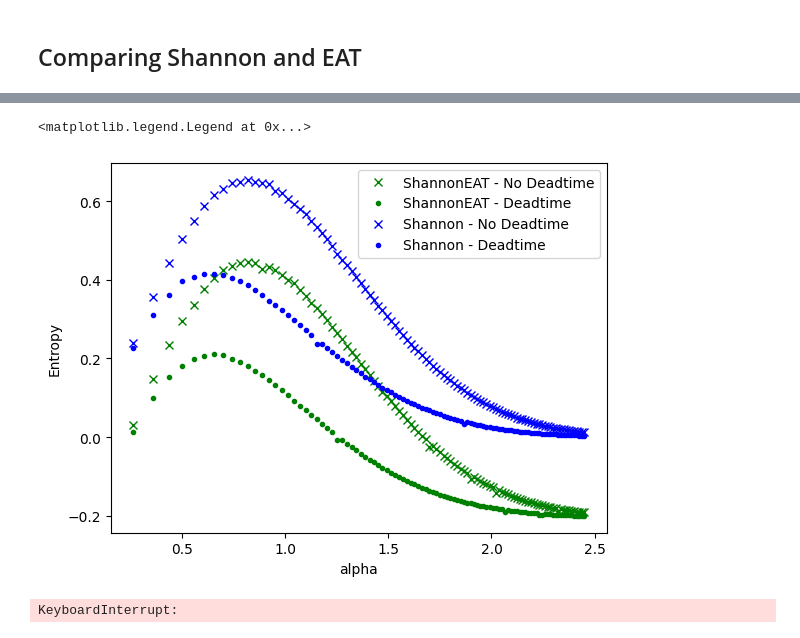
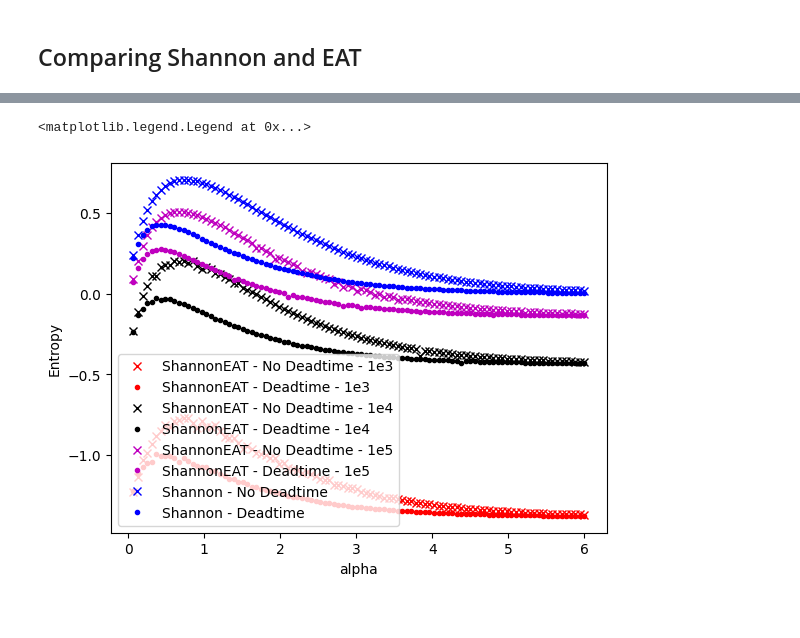
Before and after one commit to thmaoe/Master-thesis-QKD, a Jupyter notebook: results.ipynb, the cells around one changed output, grey strips where cells are left out. Drawn from its saved outputs; the diff is of its cells as text; code cells hidden in the pictures.

Commit message:
added results with EAT

```diff
--- a/results.ipynb
+++ b/results.ipynb
@@ -254,7 +236,7 @@ alphas = np.linspace(0.07, 6, 100)
 for alpha in alphas:
     alpha = sqrt(alpha)
     delta, p = simulation.getProbas(alpha, 0.77, 1e-6, '2', True)
-    val = HminLower.getHmin(p[0], delta, 1/2)
+    val = HminLower.getHmin(p, delta, 1/2)
 
     res_4['deltas'].append(delta)
     res_4['vals'].append(val)
@@ -373,0 +363,34 @@ alphas = [sqrt(alpha) for alpha in alphas]
+# %%
+res2e4 = {'deltas': [], 'vals': []}
+alphas = np.linspace(0.07, 6, 100)
+
+for alpha in alphas:
+    alpha = sqrt(alpha)
+    ps = []
+    delta = 0.0
+    for i in range(5):
+        delta, p = simulation.doSimul(alpha, 7/8, '1', 10000, 0.77, True)
+        ps.append(p[0])
+    val = ShannonEAT.getH(ps, 10000, delta, 7/8)
+    res2e4['vals'].append(val)
+    res2e4['deltas'].append(delta)
+
+with open('Results/ShannonEAT1_077_DT_1e4.json', 'w') as f:
+    json.dump(res2e4, f)
+# %%
+res2e5 = {'deltas': [], 'vals': []}
+alphas = np.linspace(0.07, 6, 100)
+
+for alpha in alphas:
+    alpha = sqrt(alpha)
+    ps = []
+    delta = 0.0
+    for i in range(5):
+        delta, p = simulation.doSimul(alpha, 7/8, '1', 100000, 0.77, True)
+        ps.append(p[0])
+    val = ShannonEAT.getH(ps, 100000, delta, 7/8)
+    res2e5['vals'].append(val)
+    res2e5['deltas'].append(delta)
+
+with open('Results/ShannonEAT1_077_DT_1e5.json', 'w') as f:
+    json.dump(res2e5, f)
@@ -374,31 +399,16 @@ alphas = [sqrt(alpha) for alpha in alphas]
 # %%
 plt.figure()
-plt.plot(alphas, res1e['vals'], 'gx', label='ShannonEAT - No Deadtime')
-plt.plot(alphas, res2e['vals'], 'g.', label='ShannonEAT - Deadtime')
+plt.plot(alphas, res1e3['vals'], 'rx', label='ShannonEAT - No Deadtime - 1e3')
+plt.plot(alphas, res2e3['vals'], 'r.', label='ShannonEAT - Deadtime - 1e3')
+plt.plot(alphas, res1e4['vals'], 'kx', label='ShannonEAT - No Deadtime - 1e4')
+plt.plot(alphas, res2e4['vals'], 'k.', label='ShannonEAT - Deadtime - 1e4')
+plt.plot(alphas, res1e5['vals'], 'mx', label='ShannonEAT - No Deadtime - 1e5')
+plt.plot(alphas, res2e5['vals'], 'm.', label='ShannonEAT - Deadtime - 1e5')
 plt.plot(alphas, res1['vals'], 'bx', label='Shannon - No Deadtime')
 plt.plot(alphas, res2['vals'], 'b.', label='Shannon - Deadtime')
 plt.xlabel('alpha')
 plt.ylabel('Entropy')
 plt.legend()
 # %% [output]
 <matplotlib.legend.Legend at 0x...>
-[figure, old version]
+[figure, new version]
-# %%
-res1e_ = {'deltas': [], 'vals': []}
-alphas = np.linspace(0.07, 6, 100)
-
-for alpha in alphas:
-    alpha = sqrt(alpha)
-    ps = []
-    delta = 0.0
-    for i in range(5):
-        delta, p = simulation.doSimul(alpha, 1/2, '2', 100000, 0.77, False)
-        ps.append(p[0])
-    val = ShannonEAT.getH(ps, 100000, delta, 1/2)
-    res1e_['vals'].append(val)
-    res1e_['deltas'].append(delta)
-
-with open('Results/ShannonEAT2_077_NoDT.json', 'w') as f:
-    json.dump(res1e_, f)
-# %% [output]
-KeyboardInterrupt:
```
Also changed, not shown: parts of 23 cells of this notebook.
